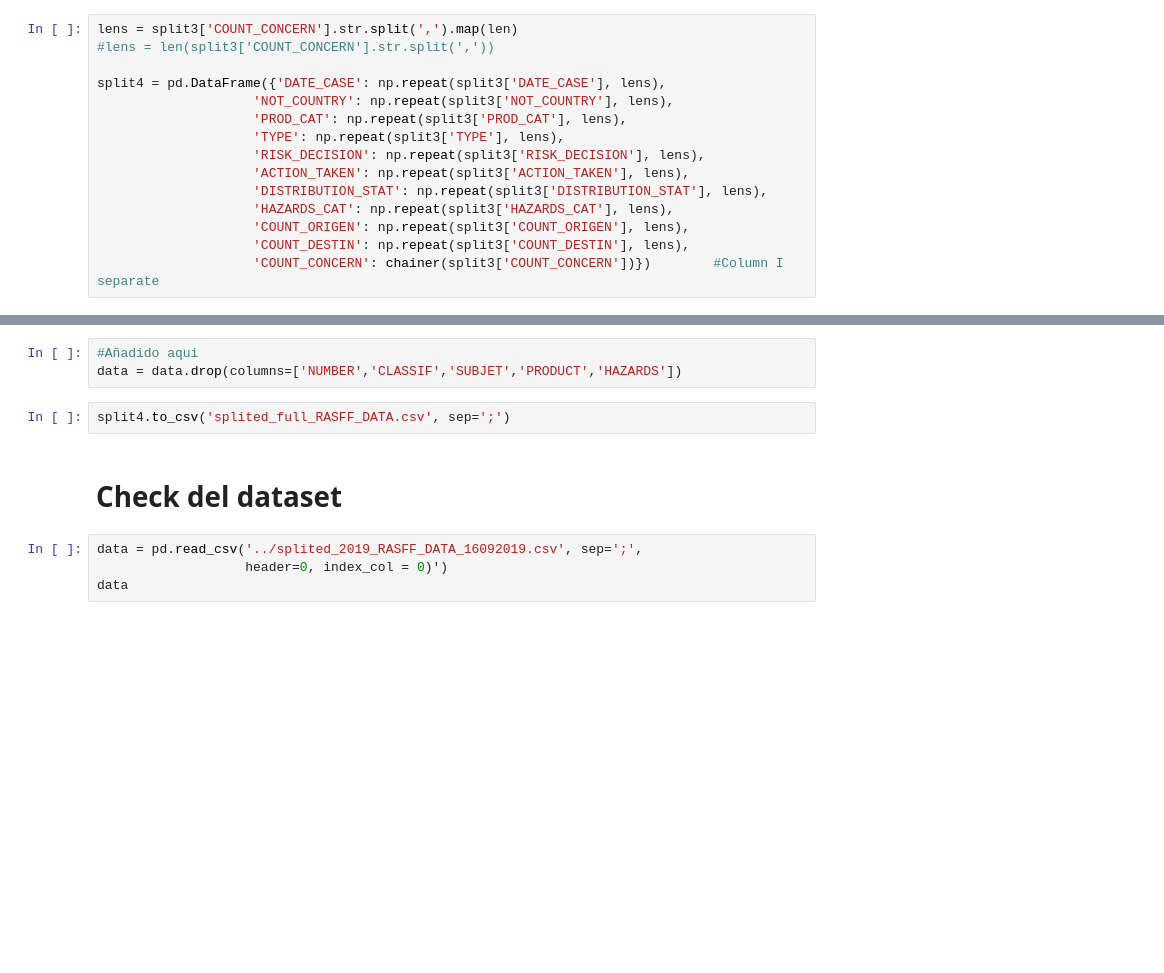
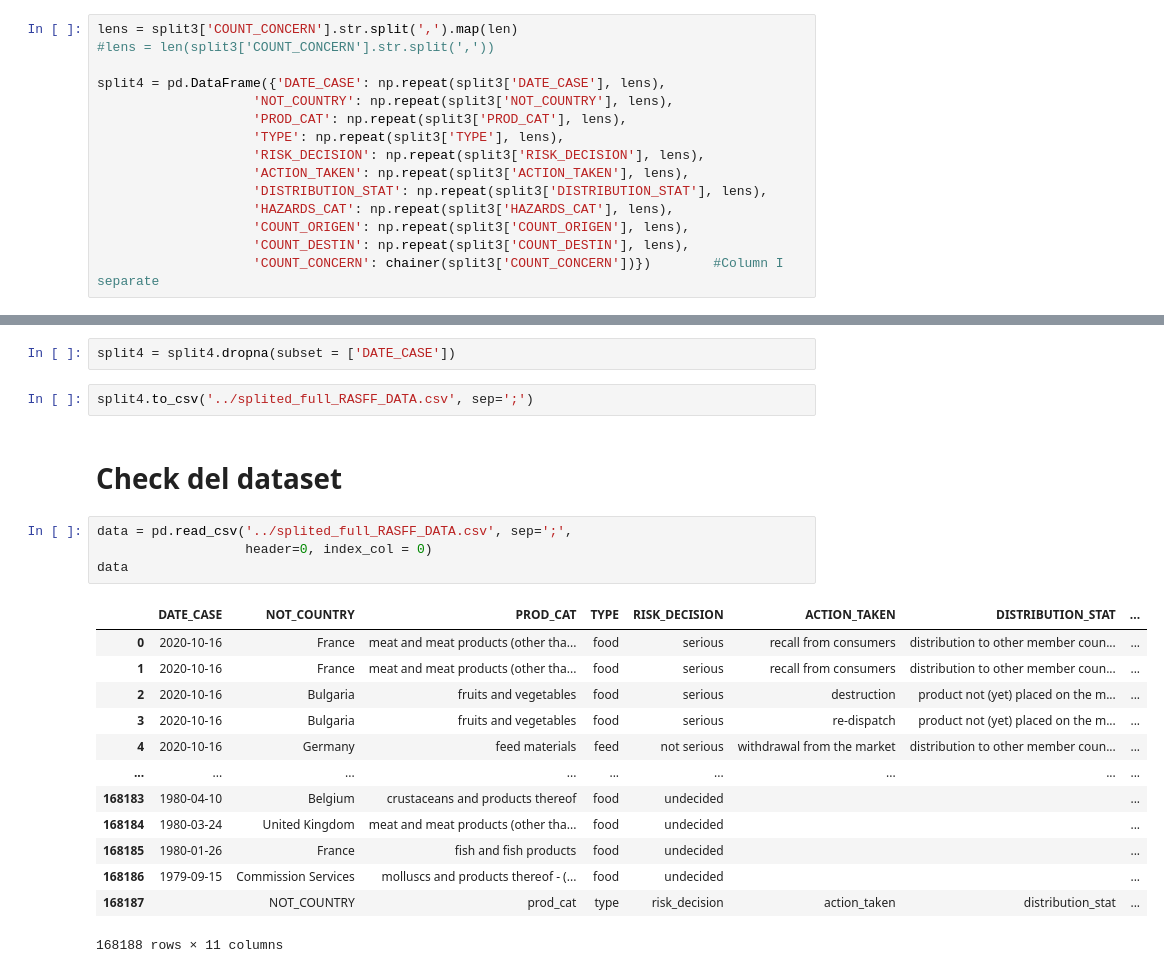
Before and after one commit to ufvceiec/RASFF-predictions-dashboard, a Jupyter notebook: Preprocessing/2-Splits_dataset.ipynb, the cells around one changed output, grey strips where cells are left out. Saved outputs shown, nothing was run; the diff lists cells and outputs as text; blank space fills up the shorter version.

```diff
--- a/Preprocessing/2-Splits_dataset.ipynb
+++ b/Preprocessing/2-Splits_dataset.ipynb
@@ -157,14 +90,27 @@ print(len(split4['NOT_COUNTRY'].unique()), len(data['NOT_COUNTRY'].unique()),len
-# %%
-#Añadido aqui
-data = data.drop(columns=['NUMBER','CLASSIF','SUBJET','PRODUCT','HAZARDS'])
+# %%
+split4 = split4.dropna(subset = ['DATE_CASE'])
 # %%
-split4.to_csv('splited_full_RASFF_DATA.csv', sep=';')
+split4.to_csv('../splited_full_RASFF_DATA.csv', sep=';')
 # %% [markdown]
 # Check del dataset
 # %%
-data = pd.read_csv('../splited_2019_RASFF_DATA_16092019.csv', sep=';',
-                   header=0, index_col = 0)')
+data = pd.read_csv('../splited_full_RASFF_DATA.csv', sep=';',
+                   header=0, index_col = 0)
 data
+# %% [output]
+|  | DATE_CASE | NOT_COUNTRY | PROD_CAT | TYPE | RISK_DECISION | ACTION_TAKEN | DISTRIBUTION_STAT | ... |
+| 0 | 2020-10-16 | France | meat and meat products (other tha... | food | serious | recall from consumers | distribution to other member coun... | ... |
+| 1 | 2020-10-16 | France | meat and meat products (other tha... | food | serious | recall from consumers | distribution to other member coun... | ... |
+| 2 | 2020-10-16 | Bulgaria | fruits and vegetables | food | serious | destruction | product not (yet) placed on the m... | ... |
+| 3 | 2020-10-16 | Bulgaria | fruits and vegetables | food | serious | re-dispatch | product not (yet) placed on the m... | ... |
+| 4 | 2020-10-16 | Germany | feed materials | feed | not serious | withdrawal from the market | distribution to other member coun... | ... |
+| ... | ... | ... | ... | ... | ... | ... | ... | ... |
+| 168183 | 1980-04-10 | Belgium | crustaceans and products thereof | food | undecided |  |  | ... |
+| 168184 | 1980-03-24 | United Kingdom | meat and meat products (other tha... | food | undecided |  |  | ... |
+| 168185 | 1980-01-26 | France | fish and fish products | food | undecided |  |  | ... |
+| 168186 | 1979-09-15 | Commission Services | molluscs and products thereof - (... | food | undecided |  |  | ... |
+| 168187 |  | NOT_COUNTRY | prod_cat | type | risk_decision | action_taken | distribution_stat | ... |
+168188 rows × 11 columns
 # %%
 print(data['HAZARDS_CAT'].unique())
 len(data['HAZARDS_CAT'].unique())
```
Also changed, not shown: parts of 10 cells of this notebook, 3 other files.
